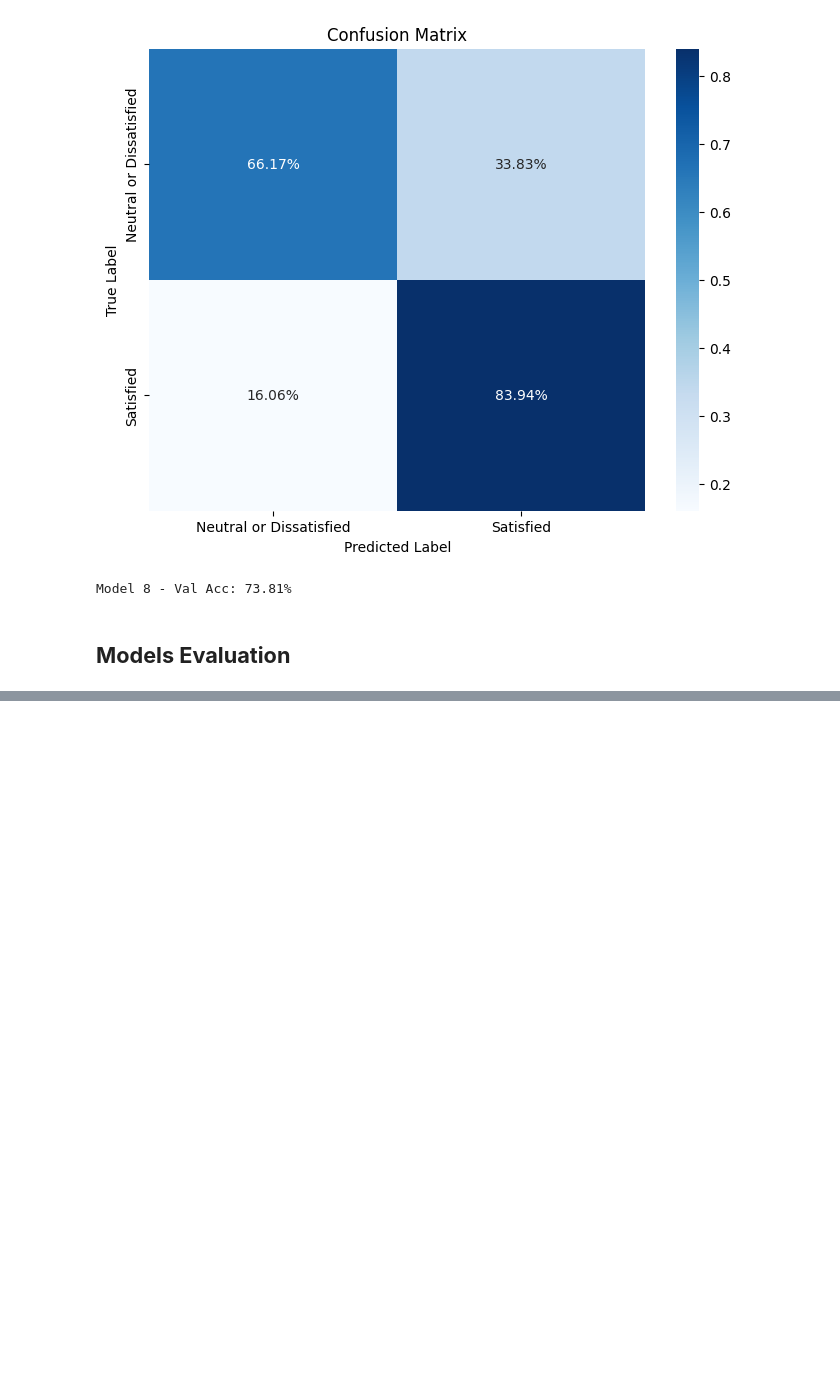
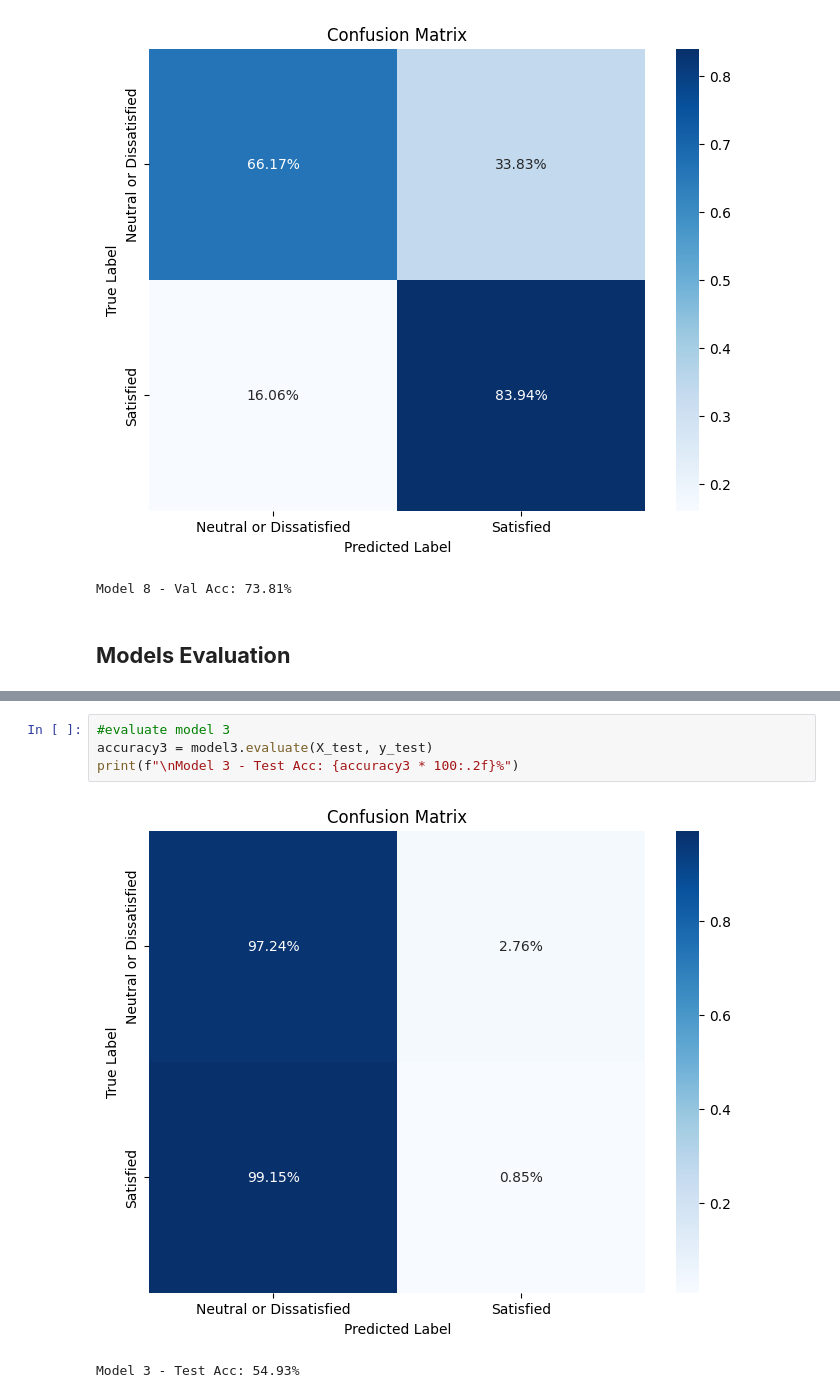
Before and after one commit to sleekyucee/programming4AI, a Jupyter notebook: Notebooks/Programming_and_Maths_INM702_CourseWork_TaskOne_Amua_U.ipynb, the cells around one changed output, grey strips where cells are left out. Saved outputs shown, nothing was run; the diff lists cells and outputs as text; blank space fills up the shorter version.

```diff
--- a/Notebooks/Programming_and_Maths_INM702_CourseWork_TaskOne_Amua_U.ipynb
+++ b/Notebooks/Programming_and_Maths_INM702_CourseWork_TaskOne_Amua_U.ipynb
@@ -2680,0 +2680,7 @@ test_df.columns
+# %%
+#evaluate model 3
+accuracy3 = model3.evaluate(X_test, y_test)
+print(f"\nModel 3 - Test Acc: {accuracy3 * 100:.2f}%")
+# %% [output]
+[figure, added]
+Model 3 - Test Acc: 54.93%
```
Also changed, not shown: parts of 53 cells of this notebook.
